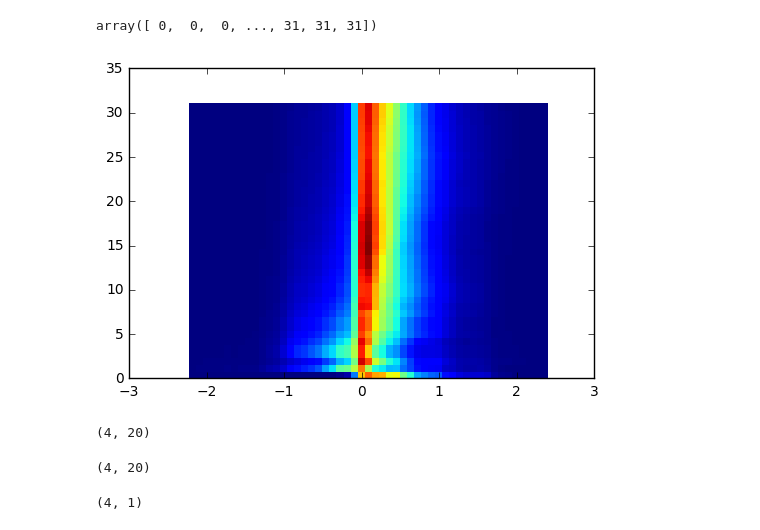
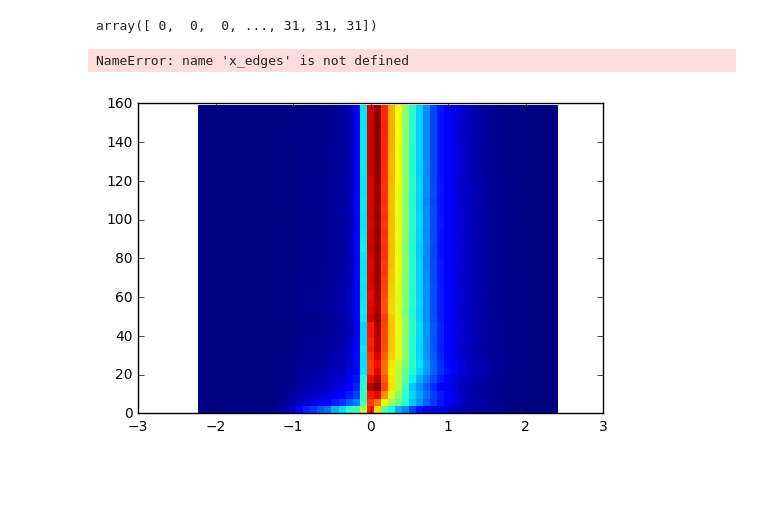
Before and after one commit to rmoehn/cartpole, a Jupyter notebook: notebooks/StatsExperiments.ipynb, the cells around one changed output. Saved outputs shown, nothing was run; the diff lists cells and outputs as text; code cells hidden in the pictures; blank space fills up the shorter version.

Commit message:
StatsExperiments: Add histograms and averages and all

```diff
--- a/notebooks/StatsExperiments.ipynb
+++ b/notebooks/StatsExperiments.ipynb
@@ -12,8 +23,8 @@ from vividict import Vividict
 # %%
-with open("xss.pickle", 'rb') as f:
+with open("../data/xss.pickle", 'rb') as f:
     xss = pickle.load(f)
 
-with open("xss-2.pickle", 'rb') as f:
+with open("../data/xss-2.pickle", 'rb') as f:
     xss2 = pickle.load(f)
 
 
@@ -72,16 +83,9 @@ X, Y = np.meshgrid(x_edges, y_edges)
 plt.pcolormesh(X, Y, norm_cum_hist)
 plt.show()
 # %% [output]
-[figure, removed]
+NameError: name 'x_edges' is not defined
-# %%
-hist.shape
-# %% [output]
-(4, 20)
-# %%
-cum_hist.shape
-# %% [output]
-(4, 20)
-# %%
-np.sum(cum_hist, axis=1)[:,None].shape
-# %% [output]
-(4, 1)
+# %%
+stats_experiments.plot_cum_hist_devel(xsssi)
+plt.show()
+# %% [output]
+[figure, added]
```
Also changed, not shown: parts of 10 cells of this notebook.
